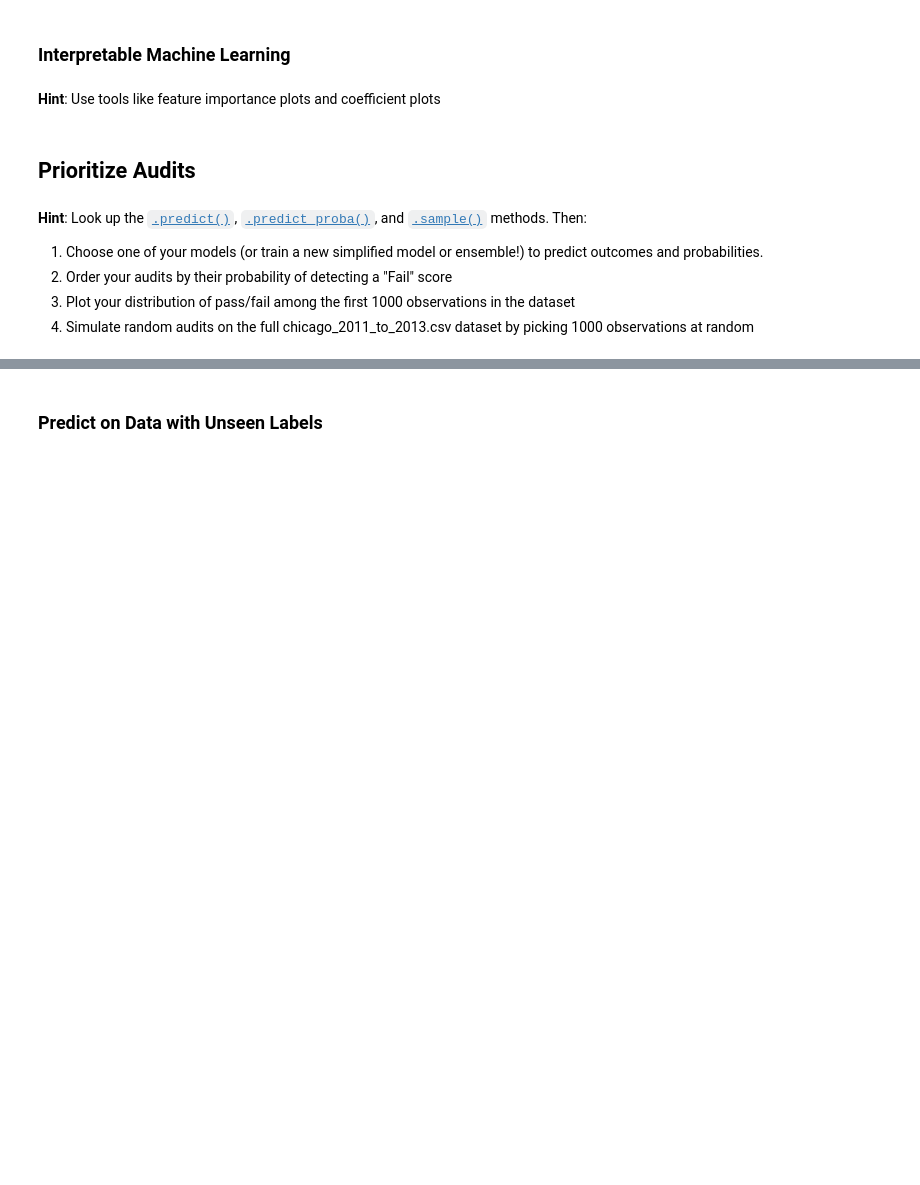
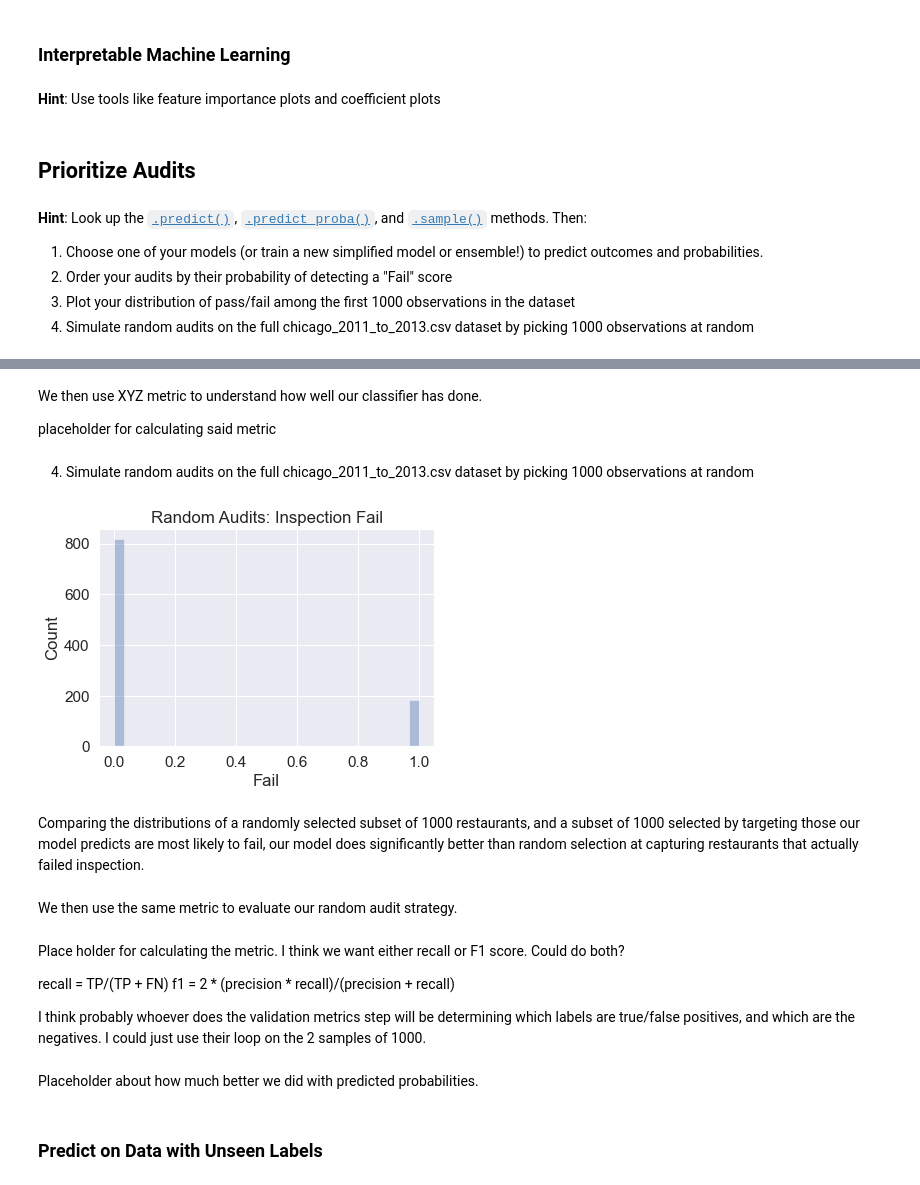
Before and after one commit to angelmendiolaross/CSS_Project_3, a Jupyter notebook: Project 3 Students.ipynb, the cells around one changed output, grey strips where cells are left out. Saved outputs shown, nothing was run; the diff lists cells and outputs as text; code cells hidden in the pictures; blank space fills up the shorter version.

```diff
--- a/Project 3 Students.ipynb
+++ b/Project 3 Students.ipynb
@@ -502,3 +527,31 @@ The logistic regression is the worst performing: it correctly predicts restauran
+# %% [markdown]
+We then use XYZ metric to understand how well our classifier has done.
+
+placeholder for calculating said metric
+# %% [markdown]
+4. Simulate random audits on the full chicago_2011_to_2013.csv dataset by picking 1000 observations at random
+# %%
+random1k = X.sample(n=1000) # randomly sample 1000 observations
+
+ax = sns.distplot(random1k['Results'], kde = False) # I think it still works to plot the dist of y here (binarized results)
+ax.set_title("Random Audits: Inspection Fail")
+ax.set(xlabel='Fail', ylabel='Count')
+plt.show()
+# %% [output]
+[figure, added]
+# %% [markdown]
+Comparing the distributions of a randomly selected subset of 1000 restaurants, and a subset of 1000 selected by targeting those our model predicts are most likely to fail, our model does significantly better than random selection at capturing restaurants that actually failed inspection.
+# %% [markdown]
+We then use the same metric to evaluate our random audit strategy.
+# %% [markdown]
+Place holder for calculating the metric. I think we want either recall or F1 score. Could do both?
+
+recall = TP/(TP + FN)
+f1 = 2 * (precision * recall)/(precision + recall)
+
+I think probably whoever does the validation metrics step will be determining which labels are true/false positives, and which are the negatives. I could just use their loop on the 2 samples of 1000.
+# %% [markdown]
+Placeholder about how much better we did with predicted probabilities.
 # %% [markdown]
 ### Predict on Data with Unseen Labels
 # %%
```
Also changed, not shown: parts of 10 cells of this notebook.
